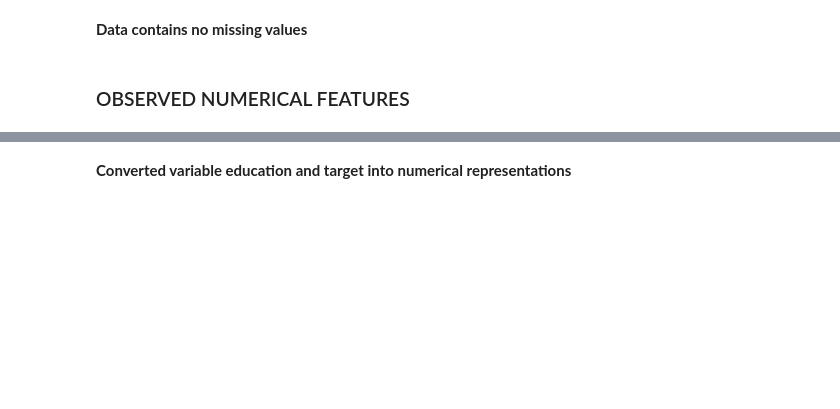
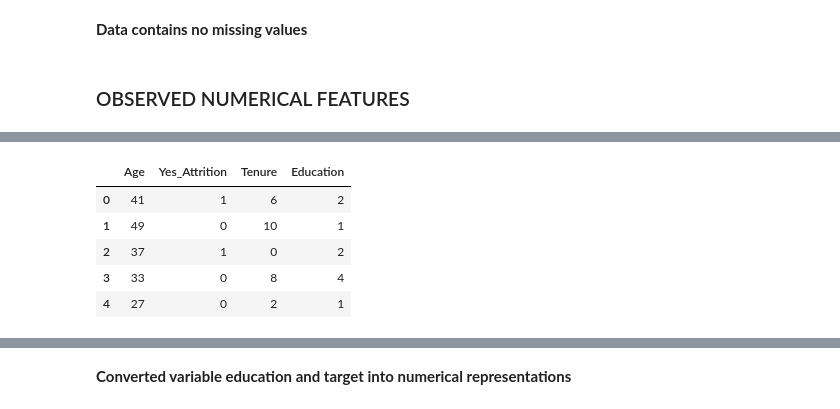
Before and after one commit to Miatta-Sinayoko/Employee-Churn-Prediction, a Jupyter notebook: explore.ipynb, the cells around one changed output, grey strips where cells are left out. Cells and saved outputs as stored; diff of their text form; code cells hidden in the pictures; blank space fills up the shorter version.

```diff
--- a/explore.ipynb
+++ b/explore.ipynb
@@ -63,7 +54,7 @@ def get_HR_churn_data(file_path):
 file_path = '/Users/miattas/codeup-data-science/Employee-Churn-Prediction/Data_Hr_Analytics_S3.csv'
 
 # Call the function to load the dataset
-HR_df = get_HR_churn_data(file_path)
+HR_df = a.get_HR_churn_data(file_path)
 # %% [output]
 Dataset successfully loaded.
 # %%
@@ -195,29 +102,36 @@ HR_df.sample(5)
 # %%
-def prep_HR_churn_data(file_path):
+def prep_HR_churn_data(HR_df):
     # Load the dataset
-    df = pd.read_csv(file_path)
+    # HR_df = pd.read_csv(file)
 
     # Drop duplicates
-    df.drop_duplicates(inplace=True)
+    HR_df.drop_duplicates(inplace=True)
 
-    # Handle missing values (if any)
-    # Example: df.fillna(0, inplace=True)
+    #Handle missing values (if any)
+    HR_df.fillna(0, inplace=True)
 
     # Encode categorical variables (if any)
     # Example: label_encoder = LabelEncoder()
     #          df['category_column'] = label_encoder.fit_transform(df['category_column'])
 
     # Rename attributes
-    df.rename(columns={'YearsAtCompany': 'Tenure',
-                       'Attrition': 'Churn'}, inplace=True)
+    HR_df.rename(columns={'YearsAtCompany': 'Tenure'}, inplace=True)
 
-    # Convert 'Churn' column to boolean (1 for Yes and 0 for No)
-    df['Churn'] = df['Churn'].map({'Yes': 1, 'No': 0})
+    # Convert 'Attrition' column to boolean (1 for Yes and 0 for No)
+    HR_df['Yes_Attrition'] = np.where(HR_df['Attrition'] == 'Yes', 1, 0).astype(int)
 
-    # Define the mapping of numerical values to corresponding labels for education
-    education_mapping = {1: 'High School', 2: 'Some College', 3: "Bachelor's Degree", 4: "Master's Degree", 5: 'Doctorate Degree'}
 
-    # Map the numerical values to their corresponding labels for education
-    df['Education'] = df['Education'].map(education_mapping)
+    # Assuming you have your DataFrame named 'df', and you want to keep only the specified columns
+    selected_df = HR_df[['Age','Yes_Attrition', 'Tenure', 'Education']]
 
-    return df
+    return selected_df
+# %%
+selected_df =  prep_HR_churn_data(HR_df)
+selected_df.head()
+# %% [output]
+|  | Age | Yes_Attrition | Tenure | Education |
+| 0 | 41 | 1 | 6 | 2 |
+| 1 | 49 | 0 | 10 | 1 |
+| 2 | 37 | 1 | 0 | 2 |
+| 3 | 33 | 0 | 8 | 4 |
+| 4 | 27 | 0 | 2 | 1 |
```
Also changed, not shown: parts of 85 cells of this notebook.
